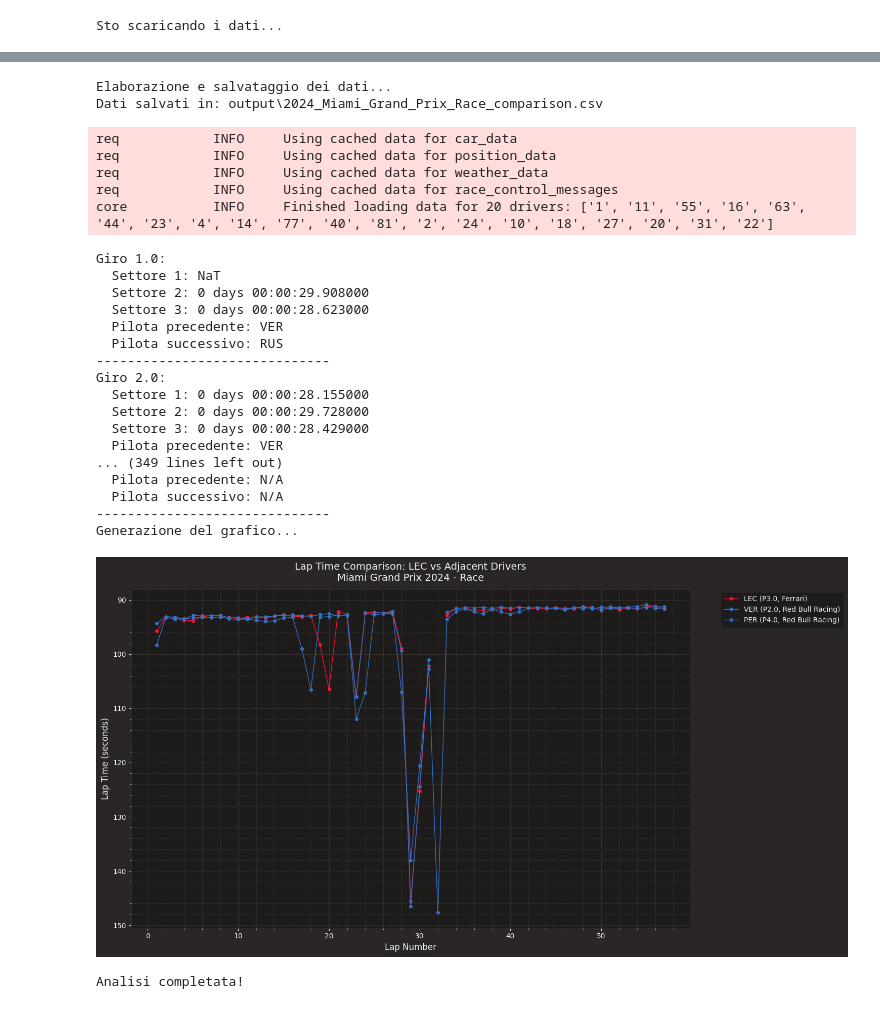
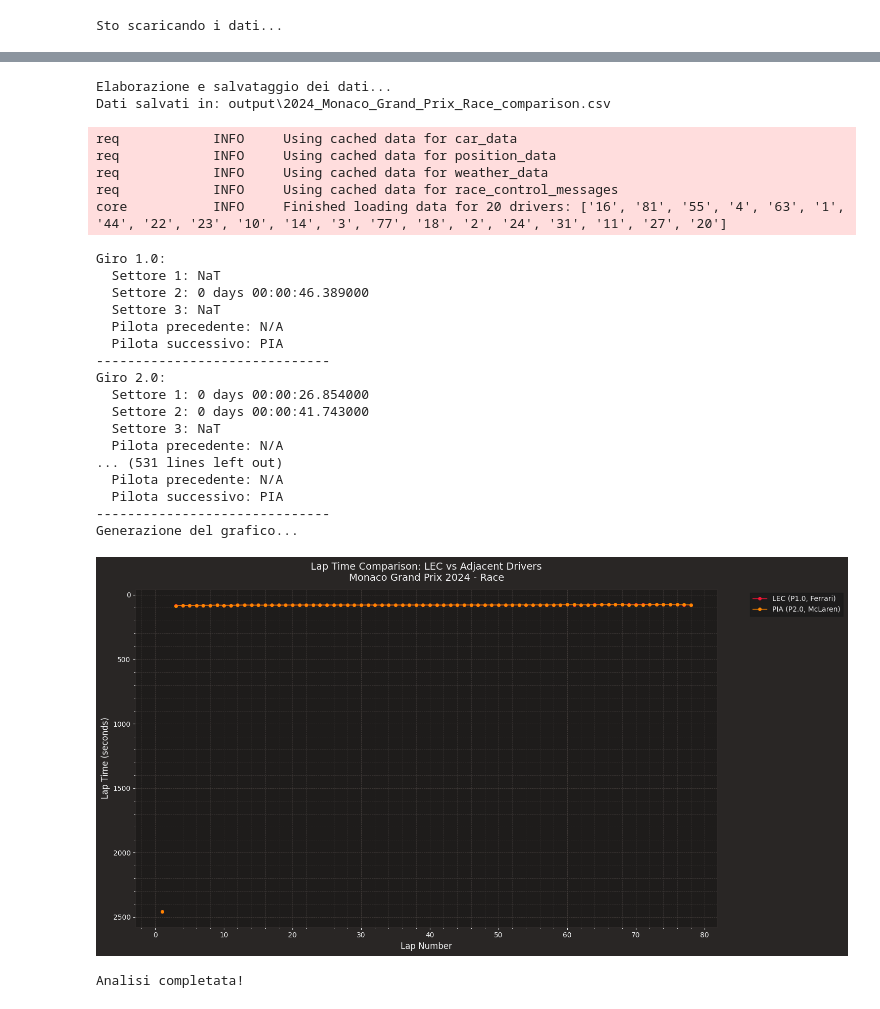
Before and after one commit to Vladinsky/FASTF1, a Jupyter notebook: Domyren/Grafico_tempi_su_giro_e_csv.ipynb, the cells around one changed output, grey strips where cells are left out. Drawn from its saved outputs; the diff is of its cells as text; code cells hidden in the pictures.

```diff
--- a/Domyren/Grafico_tempi_su_giro_e_csv.ipynb
+++ b/Domyren/Grafico_tempi_su_giro_e_csv.ipynb
@@ -173,7 +173,7 @@ def plot_comparison(merged_df, data):
 if __name__ == "__main__":
     # Configurazione
     year = 2024
-    event_name = "Miami"
+    event_name = "Monaco"
     session_type = "Race"
     driver_code = "LEC"  # Charles Leclerc
 
@@ -189,8 +189,8 @@ if __name__ == "__main__":
 
     # Set session details
     driver = 'LEC'  # Codice del pilota (es. 'LEC' per Charles Leclerc)
-    gp = 'Monza'
-    year = 2023
+    gp = 'Monaco'
+    year = 2024
     session = 'R'
     ff1.Cache.enable_cache(r"C:\Users\domen\OneDrive\Desktop\Fast F1")  # Enable cache
 
@@ -272,26 +266,26 @@ core           INFO     Processing timing data...
 Elaborazione e salvataggio dei dati...
-Dati salvati in: output\2024_Miami_Grand_Prix_Race_comparison.csv
+Dati salvati in: output\2024_Monaco_Grand_Prix_Race_comparison.csv
 req            INFO     Using cached data for car_data
 req            INFO     Using cached data for position_data
 req            INFO     Using cached data for weather_data
 req            INFO     Using cached data for race_control_messages
-core           INFO     Finished loading data for 20 drivers: ['1', '11', '55', '16', '63', '44', '23', '4', '14', '77', '40', '81', '2', '24', '10', '18', '27', '20', '31', '22']
+core           INFO     Finished loading data for 20 drivers: ['16', '81', '55', '4', '63', '1', '44', '22', '23', '10', '14', '3', '77', '18', '2', '24', '31', '11', '27', '20']
 Giro 1.0:
   Settore 1: NaT
-  Settore 2: 0 days 00:00:29.908000
-  Settore 3: 0 days 00:00:28.623000
-  Pilota precedente: VER
-  Pilota successivo: RUS
+  Settore 2: 0 days 00:00:46.389000
+  Settore 3: NaT
+  Pilota precedente: N/A
+  Pilota successivo: PIA
 ------------------------------
 Giro 2.0:
-  Settore 1: 0 days 00:00:28.155000
-  Settore 2: 0 days 00:00:29.728000
-  Settore 3: 0 days 00:00:28.429000
-  Pilota precedente: VER
-... (349 lines left out)
+  Settore 1: 0 days 00:00:26.854000
+  Settore 2: 0 days 00:00:41.743000
+  Settore 3: NaT
   Pilota precedente: N/A
-  Pilota successivo: N/A
+... (531 lines left out)
+  Pilota precedente: N/A
+  Pilota successivo: PIA
 ------------------------------
 Generazione del grafico...
-[figure, old version]
+[figure, new version]
 Analisi completata!
```
Also changed, not shown: parts of 1 cell of this notebook, 1 other file.
